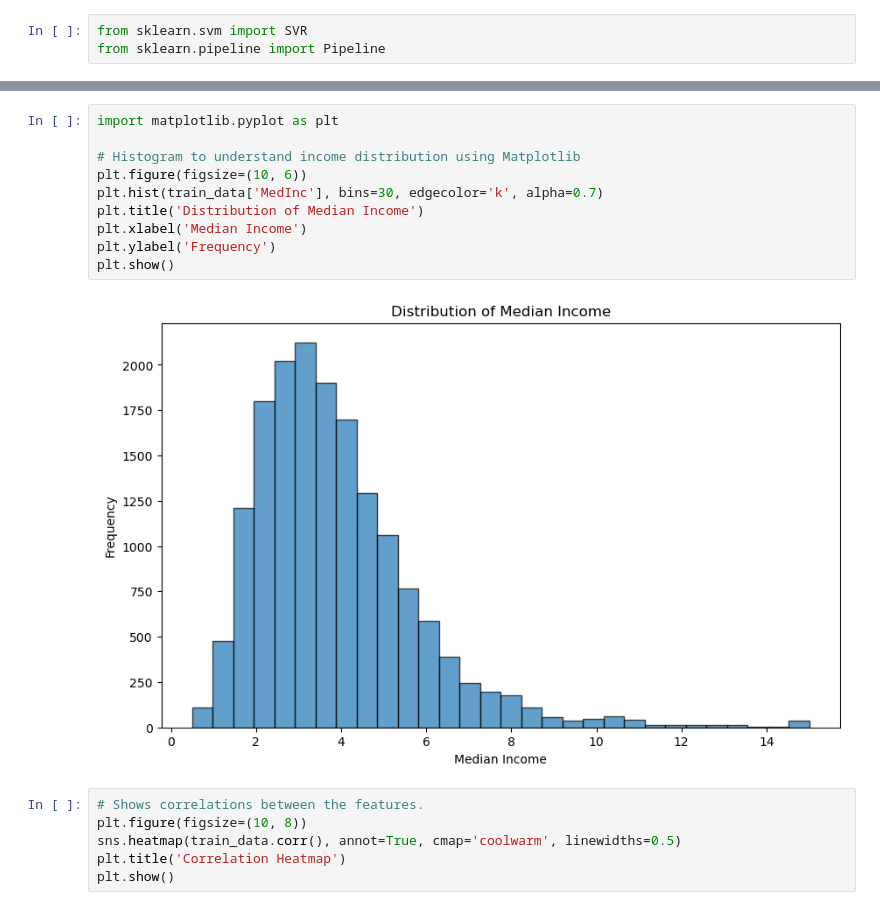
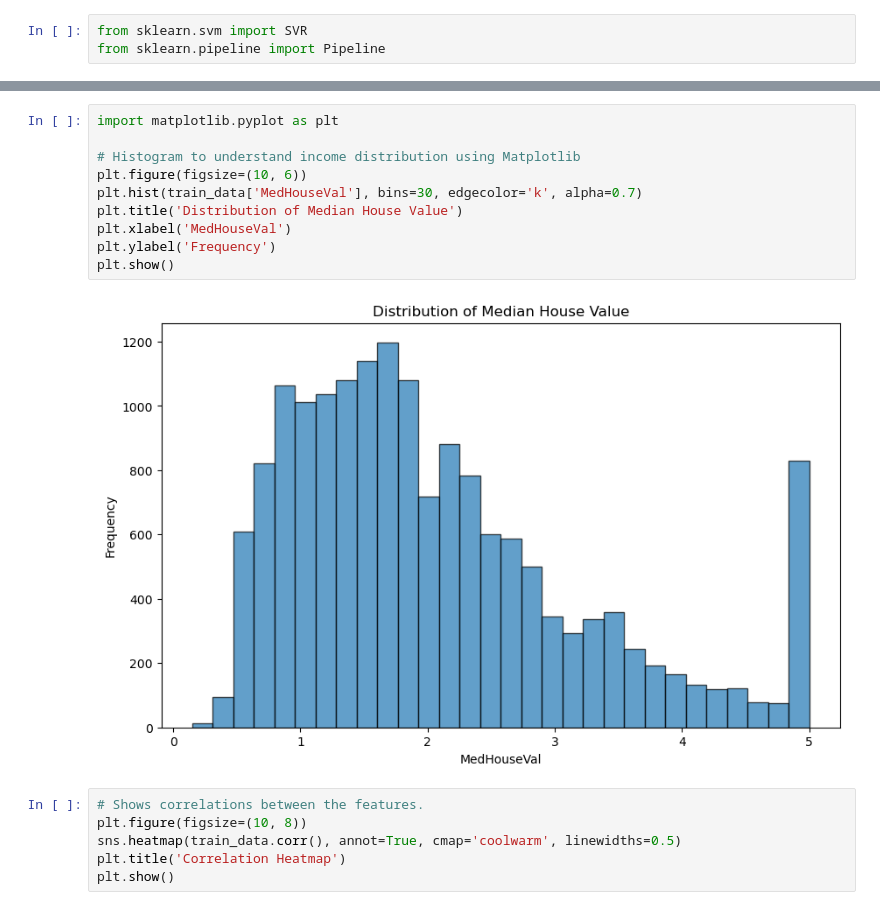
Before and after one commit to Roee-Avisar/ML-project-, a Jupyter notebook: Assignment2_supervised_learning_flow.ipynb, the cells around one changed output, grey strips where cells are left out. Drawn from its saved outputs; the diff is of its cells as text.

```diff
--- a/Assignment2_supervised_learning_flow.ipynb
+++ b/Assignment2_supervised_learning_flow.ipynb
@@ -75,15 +75,15 @@ Duplicate Rows:
 # %%
 import matplotlib.pyplot as plt
 
 # Histogram to understand income distribution using Matplotlib
 plt.figure(figsize=(10, 6))
-plt.hist(train_data['MedInc'], bins=30, edgecolor='k', alpha=0.7)
-plt.title('Distribution of Median Income')
-plt.xlabel('Median Income')
+plt.hist(train_data['MedHouseVal'], bins=30, edgecolor='k', alpha=0.7)
+plt.title('Distribution of Median House Value')
+plt.xlabel('MedHouseVal')
 plt.ylabel('Frequency')
 plt.show()
 # %% [output]
-[figure, old version]
+[figure, new version]
 # %%
 # Shows correlations between the features.
 plt.figure(figsize=(10, 8))
```
Also changed, not shown: parts of 20 cells of this notebook.
